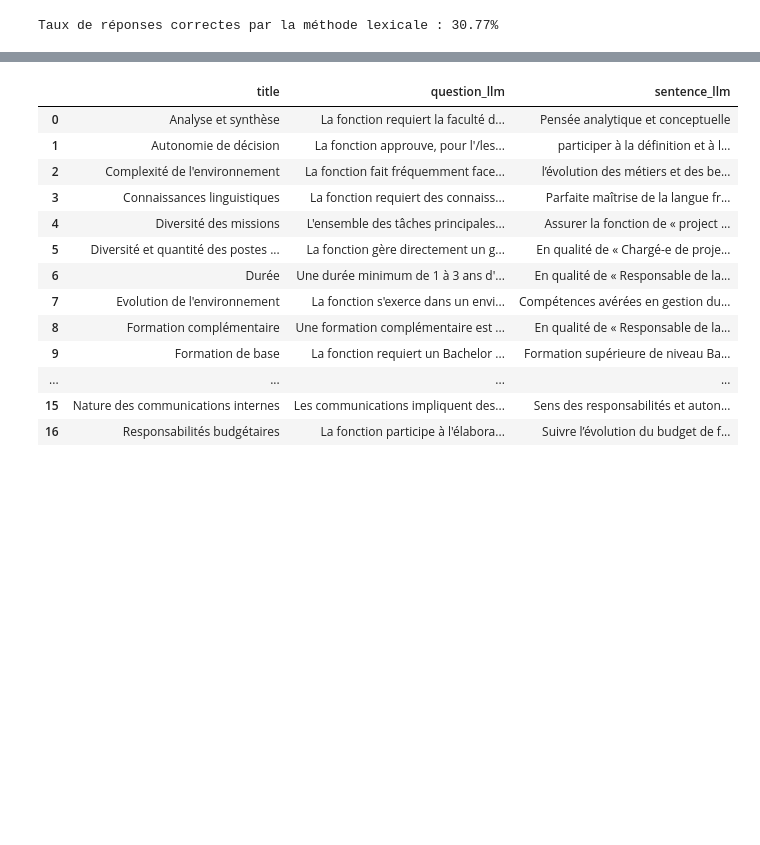
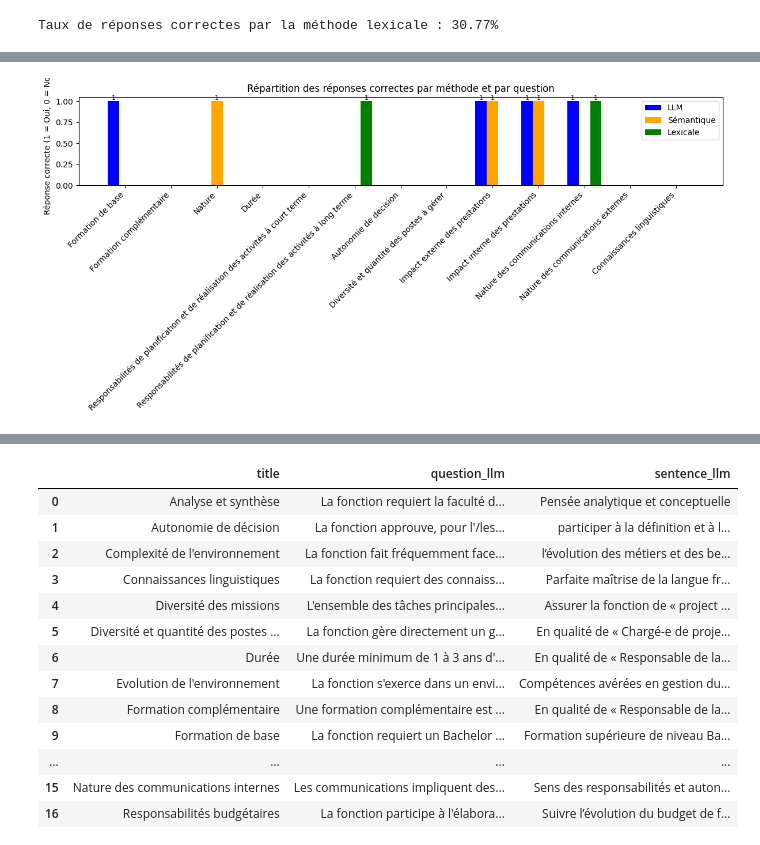
Before and after one commit to issamejekkam/Stage2A, a Jupyter notebook: compare_results.ipynb, the cells around one changed output, grey strips where cells are left out. Drawn from its saved outputs; the diff is of its cells as text; code cells hidden in the pictures; blank space fills up the shorter version.

```diff
--- a/compare_results.ipynb
+++ b/compare_results.ipynb
@@ -649,3 +645,43 @@ plt.show()
+# %%
+import matplotlib.pyplot as plt
+import numpy as np
+
+# Liste des questions
+questions = tableGenerale['title'].tolist()
+
+# Données par type de correction
+llm_values = [1 if q in mappingRepCorrectedLlm else 0 for q in questions]
+semantic_values = [1 if q in mappingRepCorrectedSemantique else 0 for q in questions]
+lexical_values = [1 if q in mappingRepCorrectesLexicale else 0 for q in questions]
+
+x = np.arange(len(questions))  # positions des groupes
+width = 0.25  # largeur de chaque barre
+
+fig, ax = plt.subplots(figsize=(12, 6))
+
+# Affichage des barres groupées
+bars1 = ax.bar(x - width, llm_values, width, label='LLM', color='blue')
+bars2 = ax.bar(x, semantic_values, width, label='Sémantique', color='orange')
+bars3 = ax.bar(x + width, lexical_values, width, label='Lexicale', color='green')
+
+# Personnalisation
+ax.set_ylabel('Réponse correcte (1 = Oui, 0 = Non)')
+ax.set_title('Répartition des réponses correctes par méthode et par question')
+ax.set_xticks(x)
+ax.set_xticklabels(questions, rotation=45, ha='right')
+ax.legend()
+
+# Affichage des valeurs au-dessus des barres
+for bars in [bars1, bars2, bars3]:
+    for bar in bars:
+        yval = bar.get_height()
+        if yval > 0:
+            ax.text(bar.get_x() + bar.get_width()/2, yval, f'{int(yval)}', ha='center', va='bottom', fontsize=8)
+
+plt.tight_layout()
+plt.show()
+# %% [output]
+[figure, added]
 # %%
 all_matches = pd.read_json("results/all_matches_of_Cahier des charges_nouveau poste 2025_V0.6_définitive.pdf.json", orient="records")
 all_matches = all_matches.sort_values(by='score', ascending=False)
```
Also changed, not shown: parts of 32 cells of this notebook, 2 other files.
